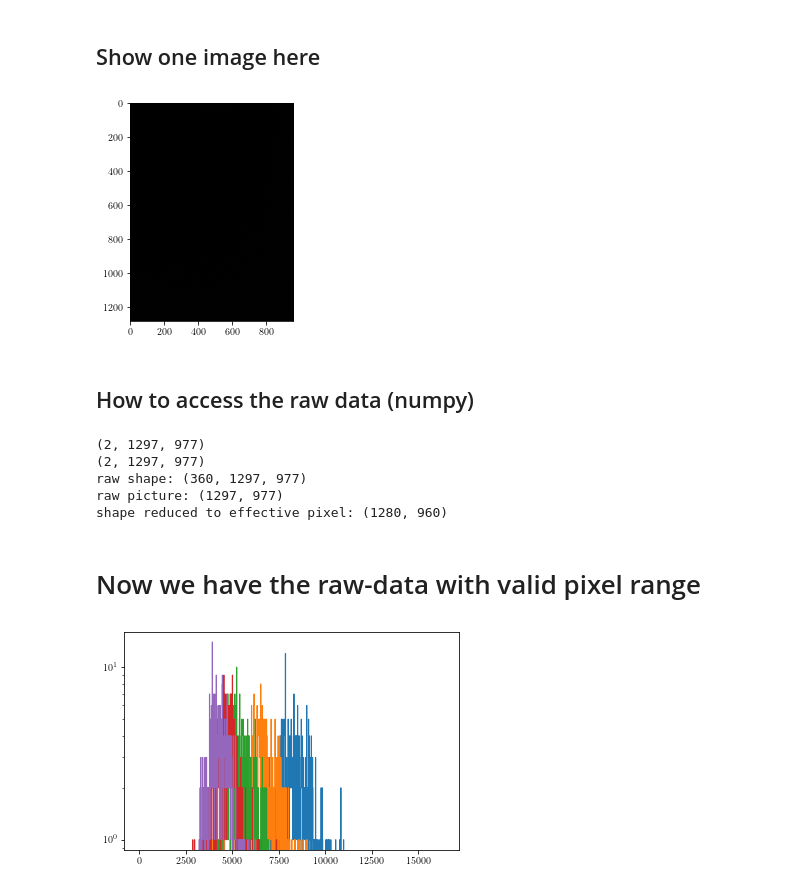
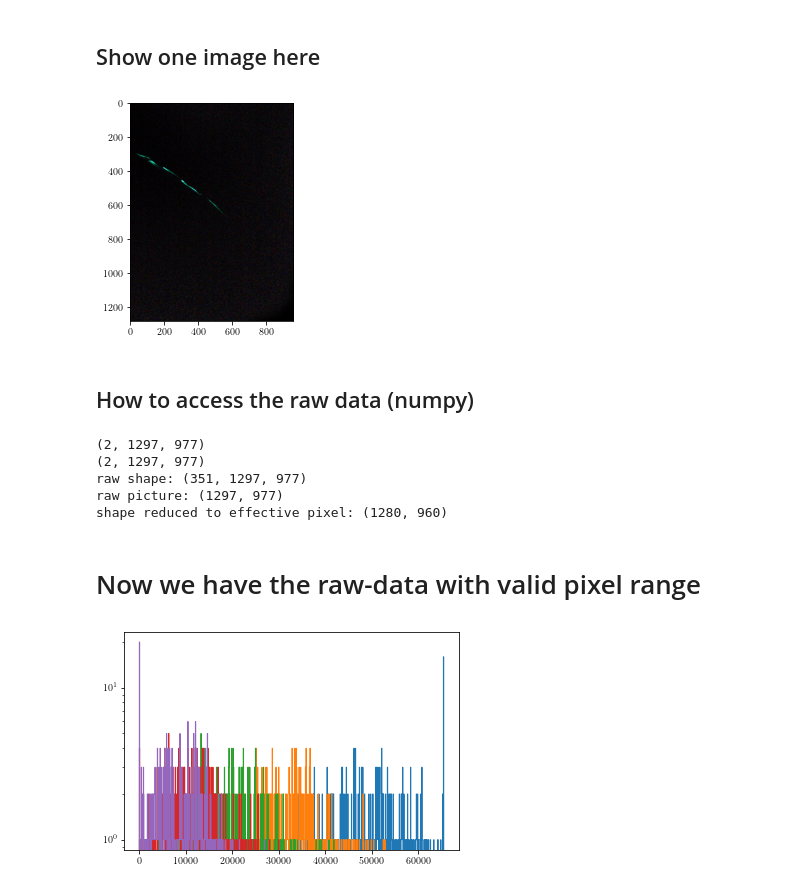
Before and after one commit to pone-software/strawb_package, a Jupyter notebook: examples/camera_basic.ipynb, the cells around one changed output. Saved outputs shown, nothing was run; the diff lists cells and outputs as text; code cells hidden in the pictures.

```diff
--- a/examples/camera_basic.ipynb
+++ b/examples/camera_basic.ipynb
@@ -52,7 +52,8 @@ mask = (db.dataframe.deviceCode == 'TUMPMTSPECTROMETER001') # that's the pmtspec
 mask &= (db.dataframe.dataProductCode =='MSSCD') # that's the camera data of the pmtspec module
 
 ## select the file for the biolumi event with a window of +- 5 hours
-timestamp = pd.Timestamp('2022-03-04T23:44:09', tz='UTC')
+# timestamp = pd.Timestamp('2022-03-04T23:44:09', tz='UTC')  # gain = 30
+timestamp = pd.Timestamp('2021-09-04T23:44:09', tz='UTC')  # gain = 50
 mask &= db.dataframe.dateFrom >= timestamp - pd.Timedelta('5H')  # - 5 hours
 mask &= db.dataframe.dateFrom <= timestamp + pd.Timedelta('5H')  # - 5 hours
 
@@ -139,7 +140,7 @@ plt.imshow(rgb[0,:,:]/2**16)  # rgb[frame, row, col], /255 to get 0->1
 plt.savefig("figures/biolumi_demo.pdf", backend="pdf")
 plt.savefig("figures/biolumi_demo.png", dpi=120)
 # %% [output]
-[figure, old version]
+[figure, new version]
 # %% [markdown]
 ## How to access the raw data (numpy)
 # %%
@@ -161,20 +162,20 @@ print(f'shape reduced to effective pixel: {raw[0].shape}') # 2D shape of picture
 # %% [output]
 (2, 1297, 977)
 (2, 1297, 977)
-raw shape: (360, 1297, 977)
+raw shape: (351, 1297, 977)
 raw picture: (1297, 977)
 shape reduced to effective pixel: (1280, 960)
 # %% [markdown]
 # Now we have the raw-data with valid pixel range
 # %%
 # plot the histogram for some pixel
-bins = np.linspace(0, 2**14, 1000)
+bins = np.linspace(0, 2**16, 1000)
 plt.figure()
 for i in range(1,10,2):
     # pixel are selected with: 1200-50*i & 900-50*i
     plt.hist(raw[:, 1200-50*i, 900-50*i], bins=bins, histtype='step')
 
 plt.yscale('log')
 plt.show()
 # %% [output]
-[figure, old version]
+[figure, new version]
```
Also changed, not shown: parts of 2 cells of this notebook.
